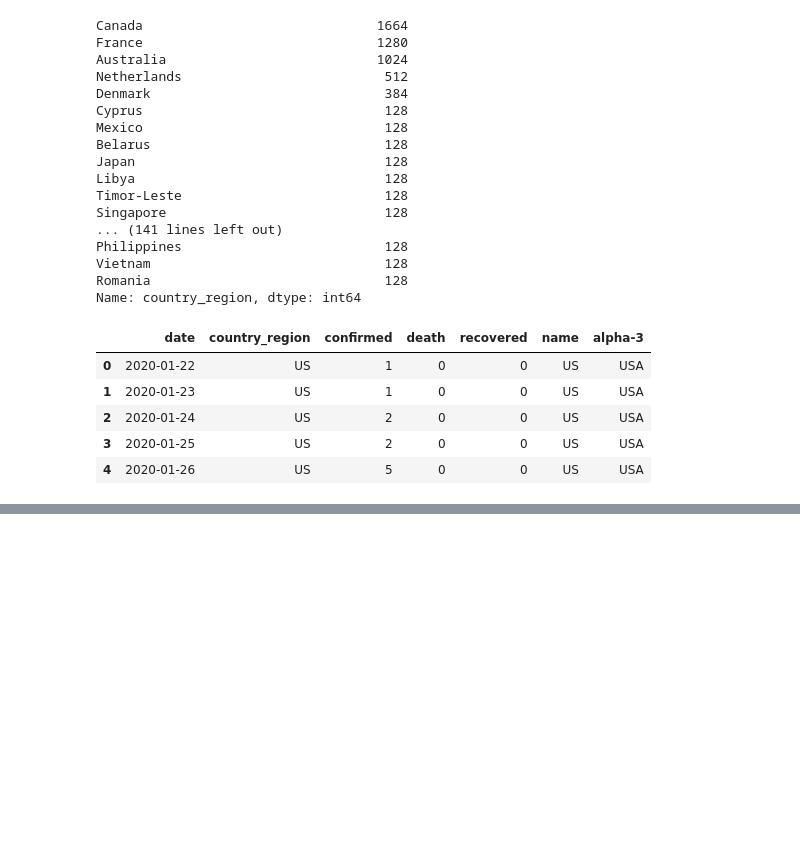
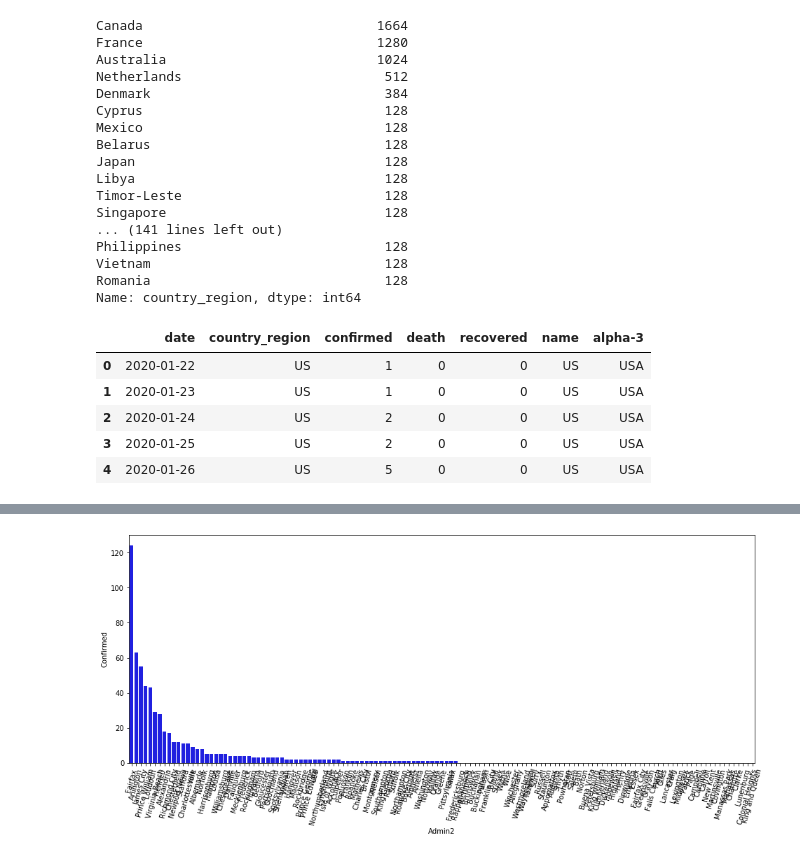
Before and after one commit to martonik/COVID-19, a Jupyter notebook: COVID_tracking.ipynb, the cells around one changed output, grey strips where cells are left out. Drawn from its saved outputs; the diff is of its cells as text; code cells hidden in the pictures; blank space fills up the shorter version.

```diff
--- a/COVID_tracking.ipynb
+++ b/COVID_tracking.ipynb
@@ -146,0 +103,15 @@ va.head()
+# %%
+# Create "date of analysis" variable to be yesterday's date so data is current to that date no matter when it is pulled
+yesterday = date.today() - timedelta(1)
+print (yesterday)
+year = str(yesterday.year)
+month = str(yesterday.month)
+month = '0'+month
+day = str(yesterday.day)
+
+print(year)
+print(month)
+print(day)
+
+date_of_analysis = month+ '-' + day + '-' + year
+print (date_of_analysis)
@@ -146,0 +124,4 @@ va.head()
+# %%
+# Use date_of_analysis for url variable for daily use
+url = 'https://raw.githubusercontent.com/CSSEGISandData/COVID-19/master/csse_covid_19_data/csse_covid_19_daily_reports/'+ date_of_analysis + '.csv'
+us_data = pd.read_csv(url, error_bad_lines=False)
@@ -146,0 +138,4 @@ va.head()
+# %%
+# Virginia data set
+va = us_data[us_data['Province_State']== 'Virginia']
+va.head()
@@ -146,0 +189,3 @@ va.head()
+# %%
+va_sorted = va.sort_values(by = 'Confirmed', ascending=False)
+va_sorted.head()
@@ -146,0 +199,8 @@ va.head()
+# %%
+# Look at the job titles with a frequency greater than 5
+import seaborn as sns
+plt.figure(figsize=(16, 6))
+ax = sns.barplot(x="Admin2", y="Confirmed", data=va_sorted, color="b")
+plt.setp(ax.get_xticklabels(), rotation=75);
+# %% [output]
+[figure, added]
```
Also changed, not shown: parts of 34 cells of this notebook.
